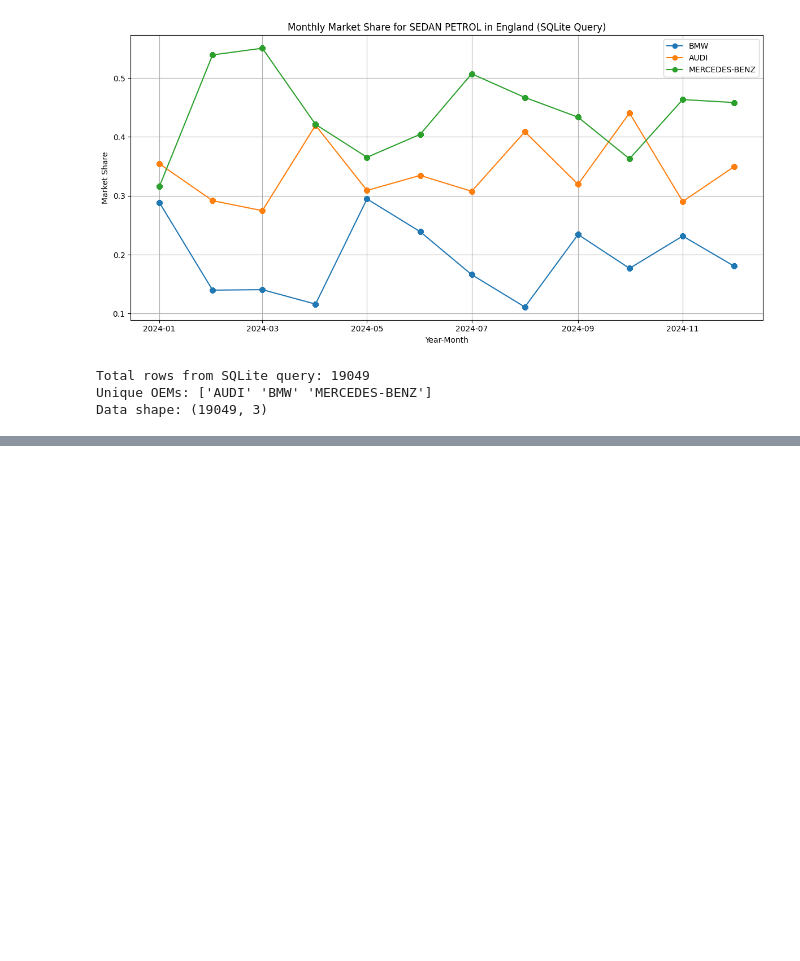
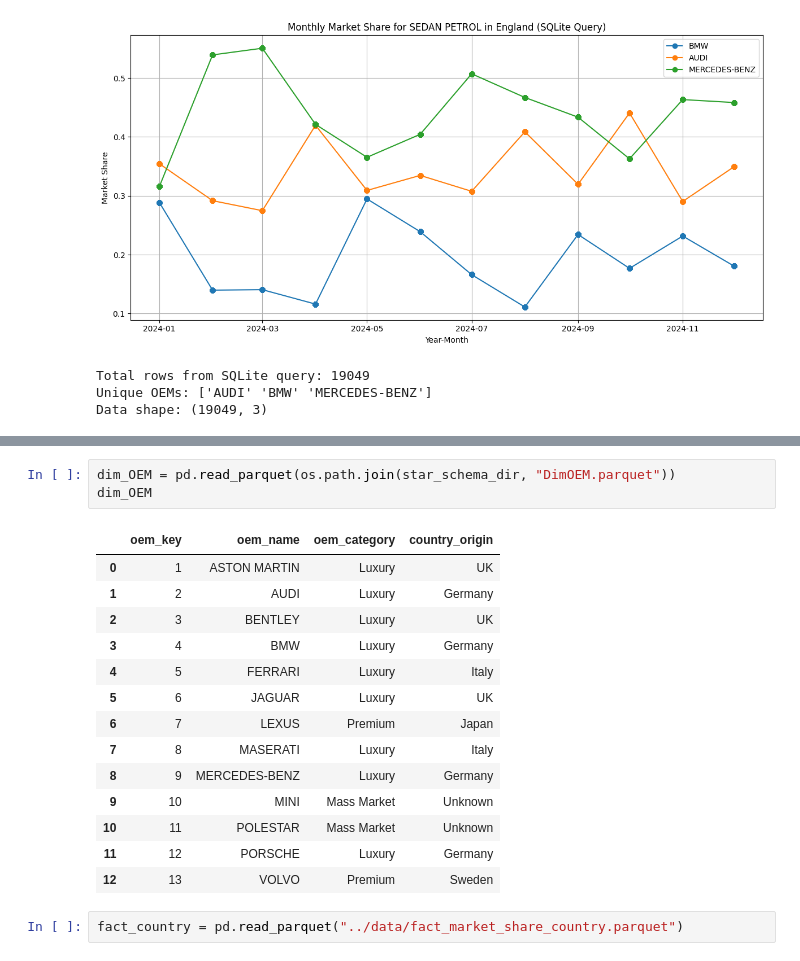
Before and after one commit to john2408/AdvancedDatavisualisationAgent, a Jupyter notebook: notebooks/database.ipynb, the cells around one changed output, grey strips where cells are left out. Drawn from its saved outputs; the diff is of its cells as text; blank space fills up the shorter version.

```diff
--- a/notebooks/database.ipynb
+++ b/notebooks/database.ipynb
@@ -536,0 +673,20 @@ Data shape: (19049, 3)
+# %%
+dim_OEM = pd.read_parquet(os.path.join(star_schema_dir, "DimOEM.parquet"))
+dim_OEM
+# %% [output]
+|  | oem_key | oem_name | oem_category | country_origin |
+| 0 | 1 | ASTON MARTIN | Luxury | UK |
+| 1 | 2 | AUDI | Luxury | Germany |
+| 2 | 3 | BENTLEY | Luxury | UK |
+| 3 | 4 | BMW | Luxury | Germany |
+| 4 | 5 | FERRARI | Luxury | Italy |
+| 5 | 6 | JAGUAR | Luxury | UK |
+| 6 | 7 | LEXUS | Premium | Japan |
+| 7 | 8 | MASERATI | Luxury | Italy |
+| 8 | 9 | MERCEDES-BENZ | Luxury | Germany |
+| 9 | 10 | MINI | Mass Market | Unknown |
+| 10 | 11 | POLESTAR | Mass Market | Unknown |
+| 11 | 12 | PORSCHE | Luxury | Germany |
+| 12 | 13 | VOLVO | Premium | Sweden |
+# %%
+fact_country = pd.read_parquet("../data/fact_market_share_country.parquet")
```
Also changed, not shown: parts of 23 cells of this notebook, 15 other files.
